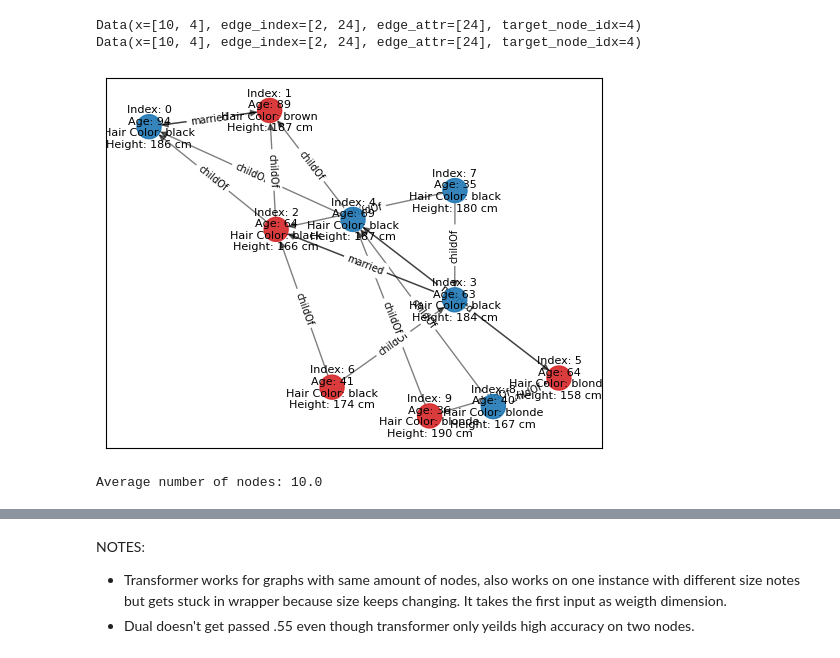
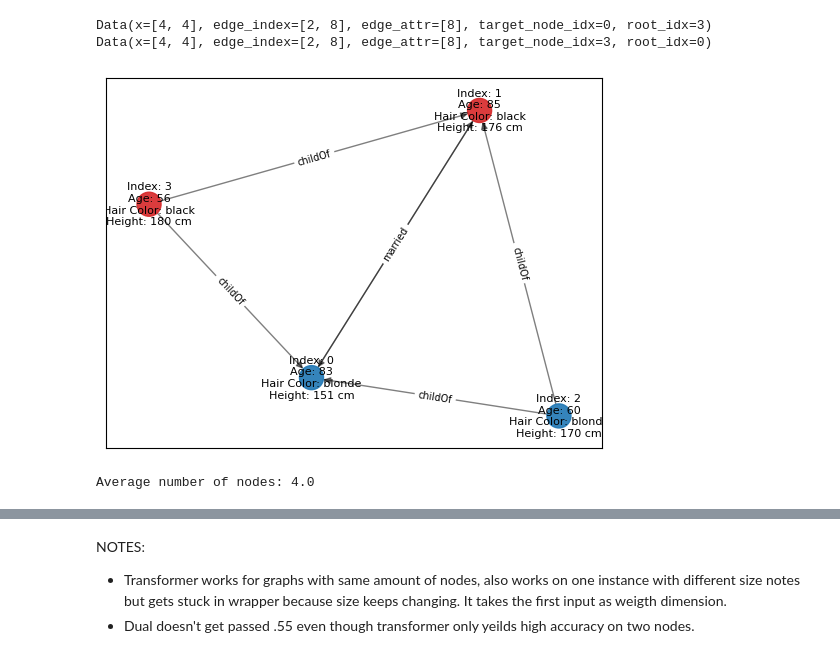
Before and after one commit to meeslindeman/thesis, a Jupyter notebook: notebooks/node_working.ipynb, the cells around one changed output, grey strips where cells are left out. Drawn from its saved outputs; the diff is of its cells as text; code cells hidden in the pictures.

```diff
--- a/notebooks/node_working.ipynb
+++ b/notebooks/node_working.ipynb
@@ -18,7 +18,7 @@ import os
 import torch
 import random
 from torch_geometric.data import Dataset
-from graph.build_test import create_family_tree, create_data_object
+from graph.build import create_family_tree, create_data_object
 
 class FamilyGraphDataset(Dataset):
     """
@@ -53,6 +53,12 @@ class FamilyGraphDataset(Dataset):
         target_node_idx = random.randint(0, num_nodes - 1)
         return target_node_idx
 
+    def generate_root(self, num_nodes, target_node_idx):
+        node_indices = list(range(num_nodes))
+        node_indices.remove(target_node_idx)
+        root_idx = random.choice(node_indices)
+        return root_idx
+
     def process(self):
         if not os.path.isfile(self.processed_paths[0]):
             self.data = []
@@ -66,24 +72,28 @@ class FamilyGraphDataset(Dataset):
                 # Store the labels as an attribute of the graph_data
                 graph_data.target_node_idx = target_node_idx
 
+                root_idx = self.generate_root(graph_data.num_nodes, target_node_idx)
+
+                graph_data.root_idx = root_idx
+
                 self.data.append(graph_data)
 
             torch.save(self.data, self.processed_paths[0])
         else:
             self.data = torch.load(self.processed_paths[0])
 # %%
-dataset = FamilyGraphDataset(root='/Users/meeslindeman/Library/Mobile Documents/com~apple~CloudDocs/Thesis/Code/data', number_of_graphs=100, generations=3)
+dataset = FamilyGraphDataset(root='/Users/meeslindeman/Library/Mobile Documents/com~apple~CloudDocs/Thesis/Code/data', number_of_graphs=100, generations=2)
 print(dataset[0])
 print(dataset[1])
 # %% [output]
-Data(x=[10, 4], edge_index=[2, 24], edge_attr=[24], target_node_idx=4)
-Data(x=[10, 4], edge_index=[2, 24], edge_attr=[24], target_node_idx=4)
+Data(x=[4, 4], edge_index=[2, 8], edge_attr=[8], target_node_idx=0, root_idx=3)
+Data(x=[4, 4], edge_index=[2, 8], edge_attr=[8], target_node_idx=3, root_idx=0)
 # %%
 from graph.draw import draw_graph
 
-draw_graph(dataset[1])
+plot = draw_graph(dataset[1])
 # %% [output]
-[figure, old version]
+[figure, new version]
 # %%
 total_nodes = 0
 for i in range(0, len(dataset)):
@@ -92,7 +102,7 @@ for i in range(0, len(dataset)):
 average_nodes = total_nodes / len(dataset)
 print("Average number of nodes:", average_nodes)
 # %% [output]
-Average number of nodes: 10.0
+Average number of nodes: 4.0
 # %%
 graph = dataset[0]
 print(*graph, sep="\n")
```
Also changed, not shown: parts of 18 cells of this notebook, 9 other files.
